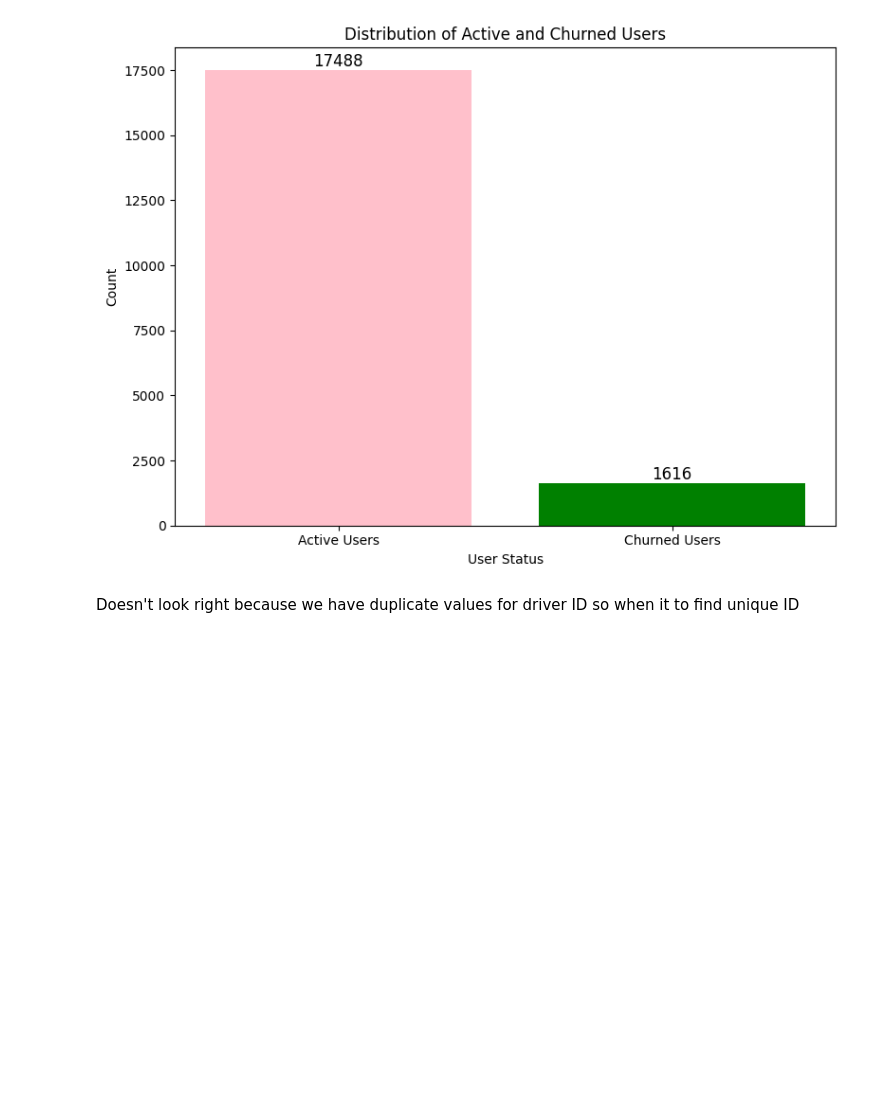
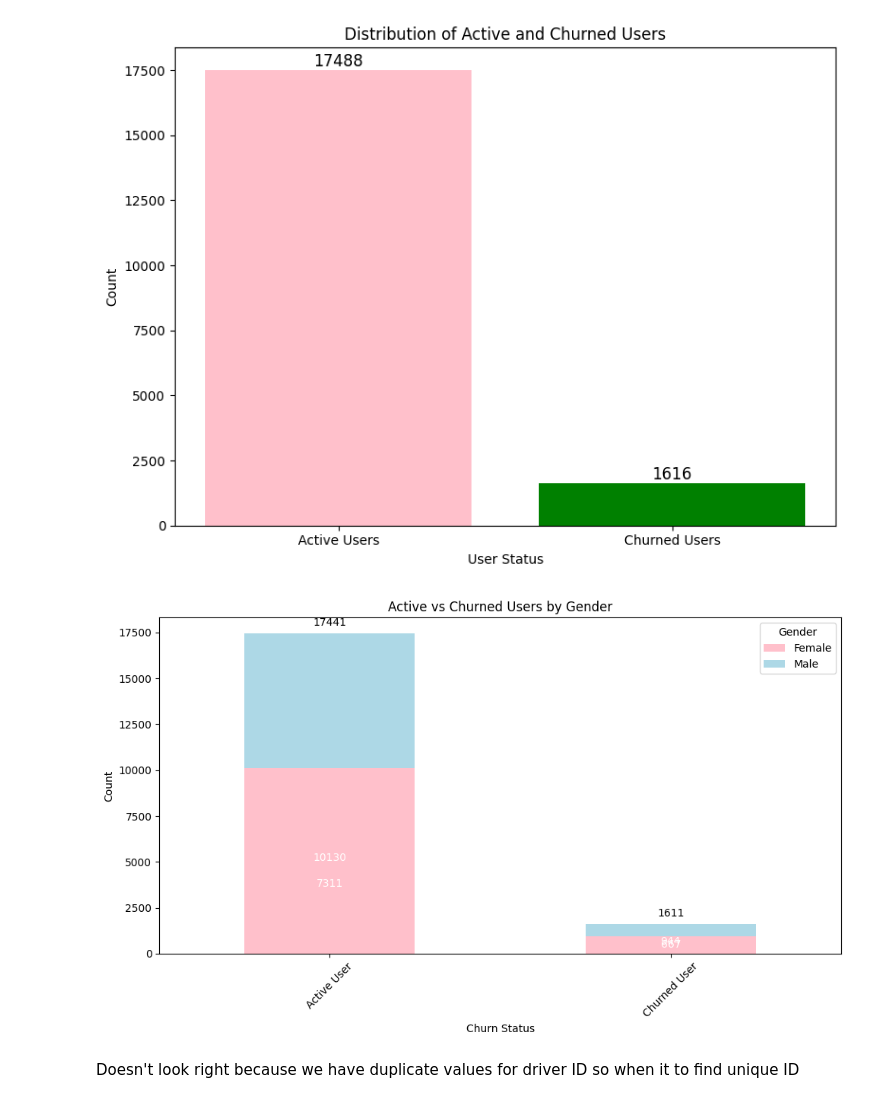
Before and after one commit to ashishkumarsaklani/AIML, a Jupyter notebook: OLA_Ensemble.ipynb, the cells around one changed output. Cells and saved outputs as stored; diff of their text form; code cells hidden in the pictures; blank space fills up the shorter version.

```diff
--- a/OLA_Ensemble.ipynb
+++ b/OLA_Ensemble.ipynb
@@ -236,6 +236,62 @@ plt.tight_layout()
 plt.show()
 # %% [output]
 [figure]
+# %%
+
+# Define function to categorize users
+def define_churn(row):
+  if pd.isnull(row['LastWorkingDate']):
+    return 'Active User'
+  else:
+    return 'Churned User'
+
+# Add a new column 'Churn_Status' based on churn definition
+df['Churn_Status'] = df.apply(define_churn, axis=1)
+
+# Map encoded gender values to labels (assuming 0 is Female and 1 is Male)
+gender_map = {0: 'Female', 1: 'Male'}
+df['Gender'] = df['Gender'].replace(gender_map)
+
+# Group data by 'Churn_Status' and 'Gender' and count occurrences
+grouped_data = df.groupby(['Churn_Status', 'Gender']).size().unstack()
+
+# Total count for each 'Churn_Status'
+total_count = grouped_data.sum(axis=1)
+
+# Colors for each gender
+gender_colors = {'Female': 'pink', 'Male': 'lightblue'}  # Adjust colors as desired
+
+# Plotting
+fig, ax = plt.subplots(figsize=(10, 6))
+grouped_data.plot(kind='bar', stacked=True, color=[gender_colors[g] for g in grouped_data.columns], ax=ax)
+
+# Add labels and title
+ax.set_xlabel('Churn Status')
+ax.set_ylabel('Count')
+ax.set_title('Active vs Churned Users by Gender')
+
+# Add legend for genders
+ax.legend(title='Gender')
+
+# Add count labels within bars (for each gender in each category)
+for i, row in enumerate(grouped_data.values):
+  for j, val in enumerate(row):
+    ax.text(i, val / 2, int(val), ha='center', color='white')
+
+# Add total count annotations on top of bars
+for i, val in enumerate(total_count):
+  ax.annotate(str(int(val)), (i, val + 0.1), ha='center', va='center', xytext=(0, 10), textcoords='offset points')
+
+# Rotate x-axis labels for better readability
+plt.xticks(rotation=45)
+
+# Adjust layout
+plt.tight_layout()
+
+# Show the plot
+plt.show()
+# %% [output]
+[figure, added]
 # %% [markdown]
 Doesn't look right because we have duplicate values for driver ID so when it to find unique ID
 # %%
```
Also changed, not shown: parts of 2 cells of this notebook.
